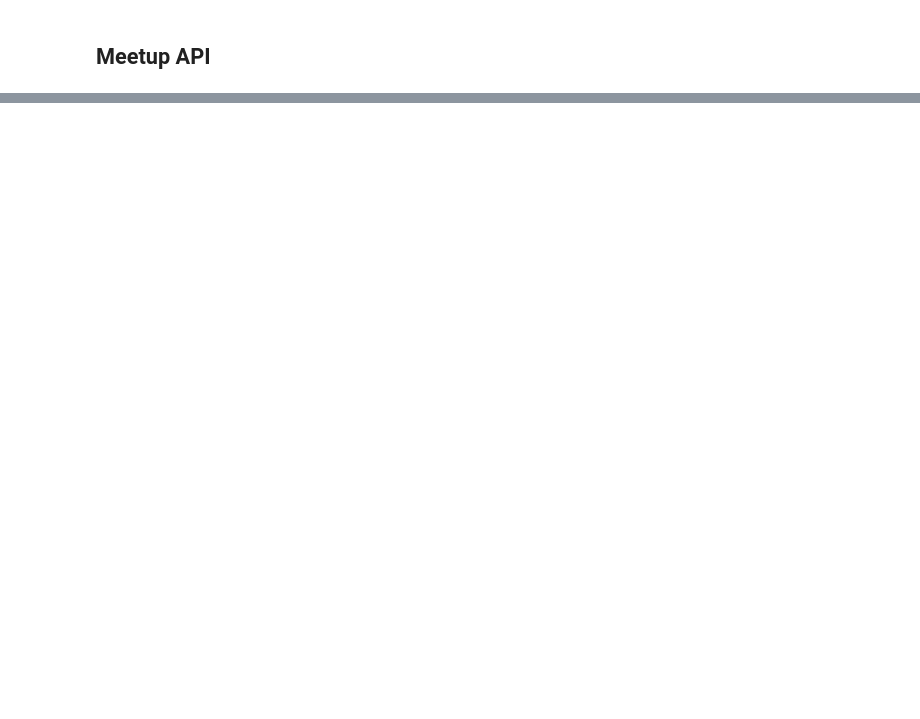
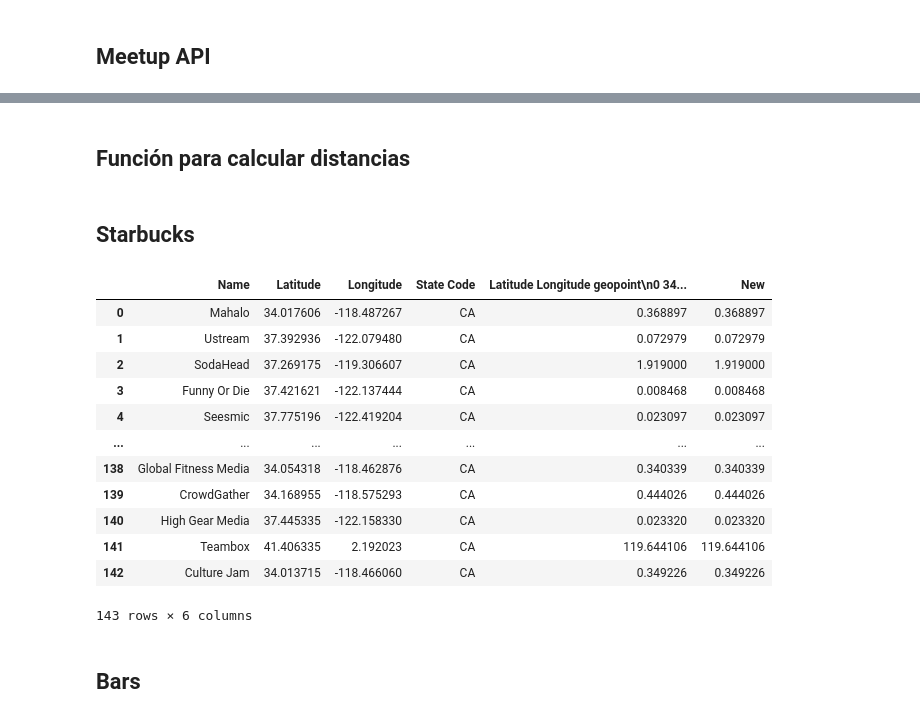
Before and after one commit to adrianacoca/Office, a Jupyter notebook: Mongo Project.ipynb, the cells around one changed output, grey strips where cells are left out. Drawn from its saved outputs; the diff is of its cells as text; code cells hidden in the pictures; blank space fills up the shorter version.

Commit message:
Starbucks Distances found

```diff
--- a/Mongo Project.ipynb
+++ b/Mongo Project.ipynb
@@ -90,0 +157,3 @@ US** 🇺🇸 🇺🇸 🇺🇸 🇺🇸
+# %%
+offices = df[["name", "offices"]].explode("offices")
+offices
@@ -90,0 +174,4 @@ US** 🇺🇸 🇺🇸 🇺🇸 🇺🇸
+# %%
+offices = json_normalize(json.loads(offices.to_json(orient="records")))
+offices = offices[["name", "offices.latitude", "offices.longitude", "offices.state_code"]]
+offices
@@ -90,0 +214,5 @@ US** 🇺🇸 🇺🇸 🇺🇸 🇺🇸
+# %%
+offices = offices.loc[offices["offices.state_code"] == "CA"]
+offices = offices.dropna()
+offices = offices.reset_index()
+offices = offices.drop(columns = ["index"])
@@ -90,0 +235,2 @@ US** 🇺🇸 🇺🇸 🇺🇸 🇺🇸
+# %%
+offices = offices.rename(columns={"name": "Name", "offices.latitude": "Latitude", "offices.longitude": "Longitude", "offices.state_code": "State Code"})
@@ -102,0 +371,2 @@ data = res.json()
+# %% [markdown]
+##  Función para calcular distancias
@@ -102,0 +385,2 @@ data = res.json()
+# %% [markdown]
+## Starbucks
@@ -102,0 +389,16 @@ data = res.json()
+# %%
+offices
+# %% [output]
+|  | Name | Latitude | Longitude | State Code | Latitude Longitude geopoint\n0 34... | New |
+| 0 | Mahalo | 34.017606 | -118.487267 | CA | 0.368897 | 0.368897 |
+| 1 | Ustream | 37.392936 | -122.079480 | CA | 0.072979 | 0.072979 |
+| 2 | SodaHead | 37.269175 | -119.306607 | CA | 1.919000 | 1.919000 |
+| 3 | Funny Or Die | 37.421621 | -122.137444 | CA | 0.008468 | 0.008468 |
+| 4 | Seesmic | 37.775196 | -122.419204 | CA | 0.023097 | 0.023097 |
+| ... | ... | ... | ... | ... | ... | ... |
+| 138 | Global Fitness Media | 34.054318 | -118.462876 | CA | 0.340339 | 0.340339 |
+| 139 | CrowdGather | 34.168955 | -118.575293 | CA | 0.444026 | 0.444026 |
+| 140 | High Gear Media | 37.445335 | -122.158330 | CA | 0.023320 | 0.023320 |
+| 141 | Teambox | 41.406335 | 2.192023 | CA | 119.644106 | 119.644106 |
+| 142 | Culture Jam | 34.013715 | -118.466060 | CA | 0.349226 | 0.349226 |
+143 rows × 6 columns
@@ -102,0 +407,2 @@ data = res.json()
+# %% [markdown]
+## Bars
```
Also changed, not shown: parts of 33 cells of this notebook, 1 other file.
